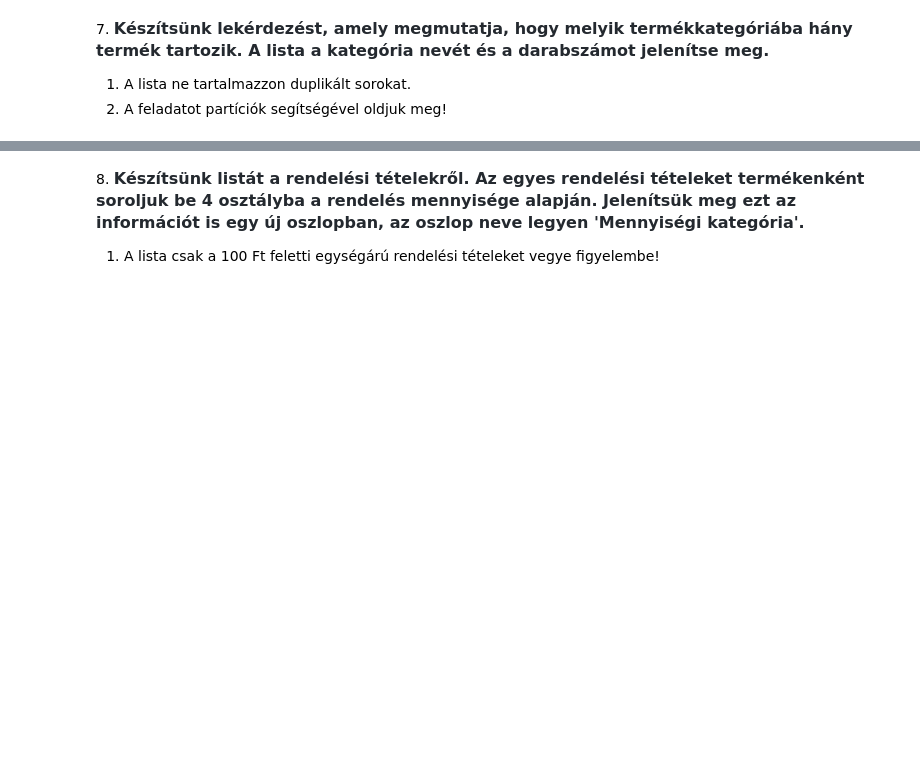
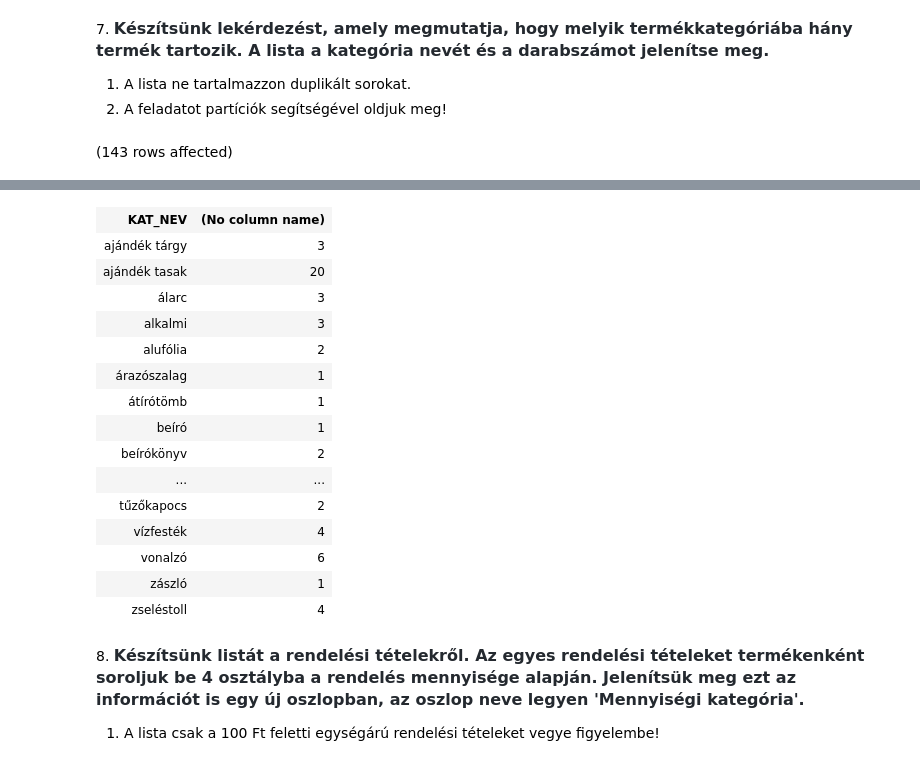
Before and after one commit to telekboldi2/sql.uni-corvinus, a Jupyter notebook: gyakorlat05_feladatok.ipynb, the cells around one changed output, grey strips where cells are left out. Drawn from its saved outputs; the diff is of its cells as text; code cells hidden in the pictures; blank space fills up the shorter version.

```diff
--- a/gyakorlat05_feladatok.ipynb
+++ b/gyakorlat05_feladatok.ipynb
@@ -79,3 +86,10 @@ Total execution time: 00:00:00.218
 
 1. A lista ne tartalmazzon duplikált sorokat.
 2. A feladatot partíciók segítségével oldjuk meg!
+# %%
+select DISTINCT tk.KAT_NEV,
+        count(*) OVER(PARTITION by tk.KAT_NEV)
+from Termekkategoria tk join termek t on tk.KAT_ID = t.KAT_ID
+--group by tk.KAT_NEV
+# %% [output]
+(143 rows affected)
@@ -82,3 +97,19 @@ Total execution time: 00:00:00.218
+| KAT_NEV | (No column name) |
+| ajándék tárgy | 3 |
+| ajándék tasak | 20 |
+| álarc | 3 |
+| alkalmi | 3 |
+| alufólia | 2 |
+| árazószalag | 1 |
+| átírótömb | 1 |
+| beíró | 1 |
+| beírókönyv | 2 |
+| ... | ... |
+| tűzőkapocs | 2 |
+| vízfesték | 4 |
+| vonalzó | 6 |
+| zászló | 1 |
+| zseléstoll | 4 |
 # %% [markdown]
 8. <span style="font-weight: 600; color: rgb(36, 41, 47); font-family: -apple-system, BlinkMacSystemFont, &quot;Segoe UI&quot;, Helvetica, Arial, sans-serif, &quot;Apple Color Emoji&quot;, &quot;Segoe UI Emoji&quot;; font-size: 16px;">Készítsünk listát a rendelési tételekről. Az egyes rendelési tételeket termékenként soroljuk be 4 osztályba a rendelés mennyisége alapján. Jelenítsük meg ezt az információt is egy új oszlopban, az oszlop neve legyen 'Mennyiségi kategória'.</span>
 
```
Also changed, not shown: parts of 5 cells of this notebook.
